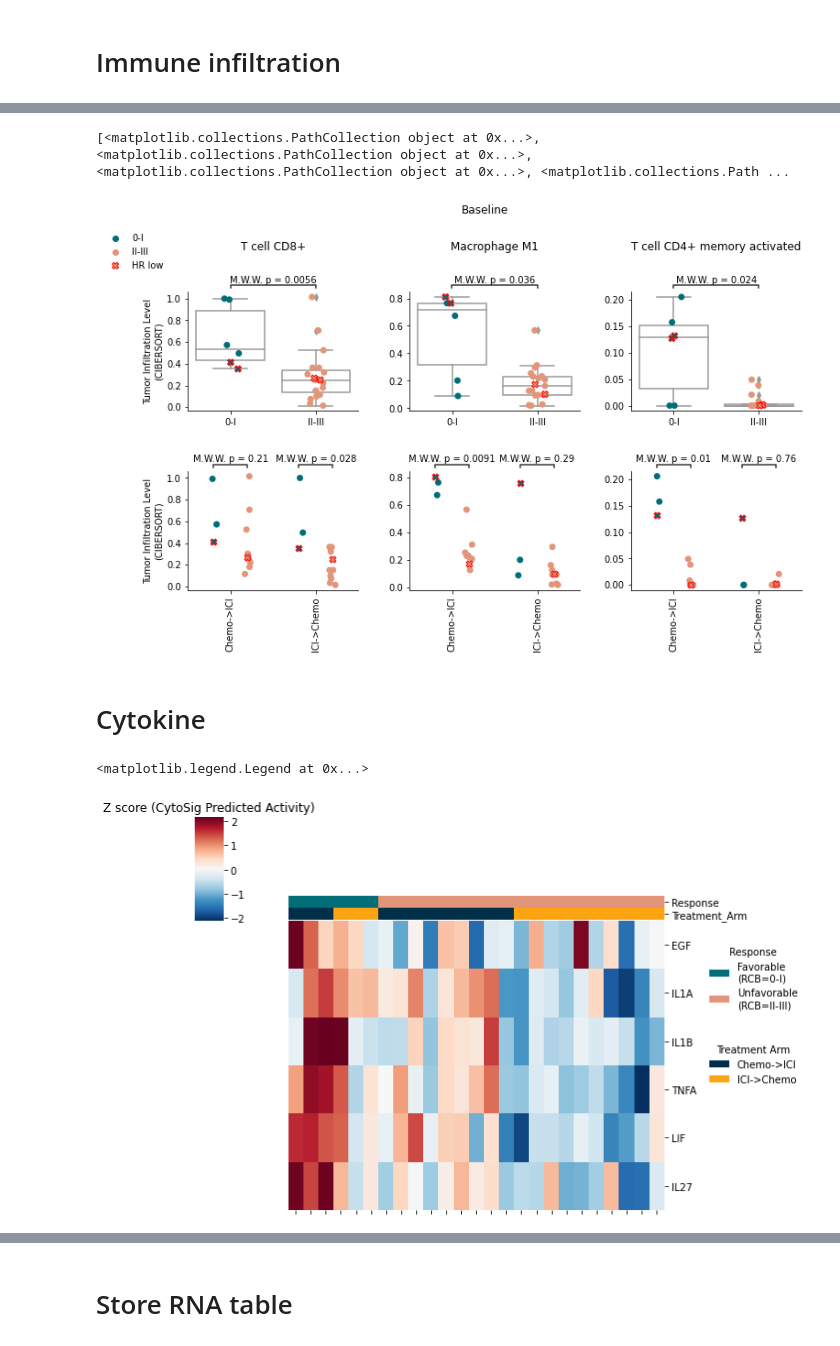
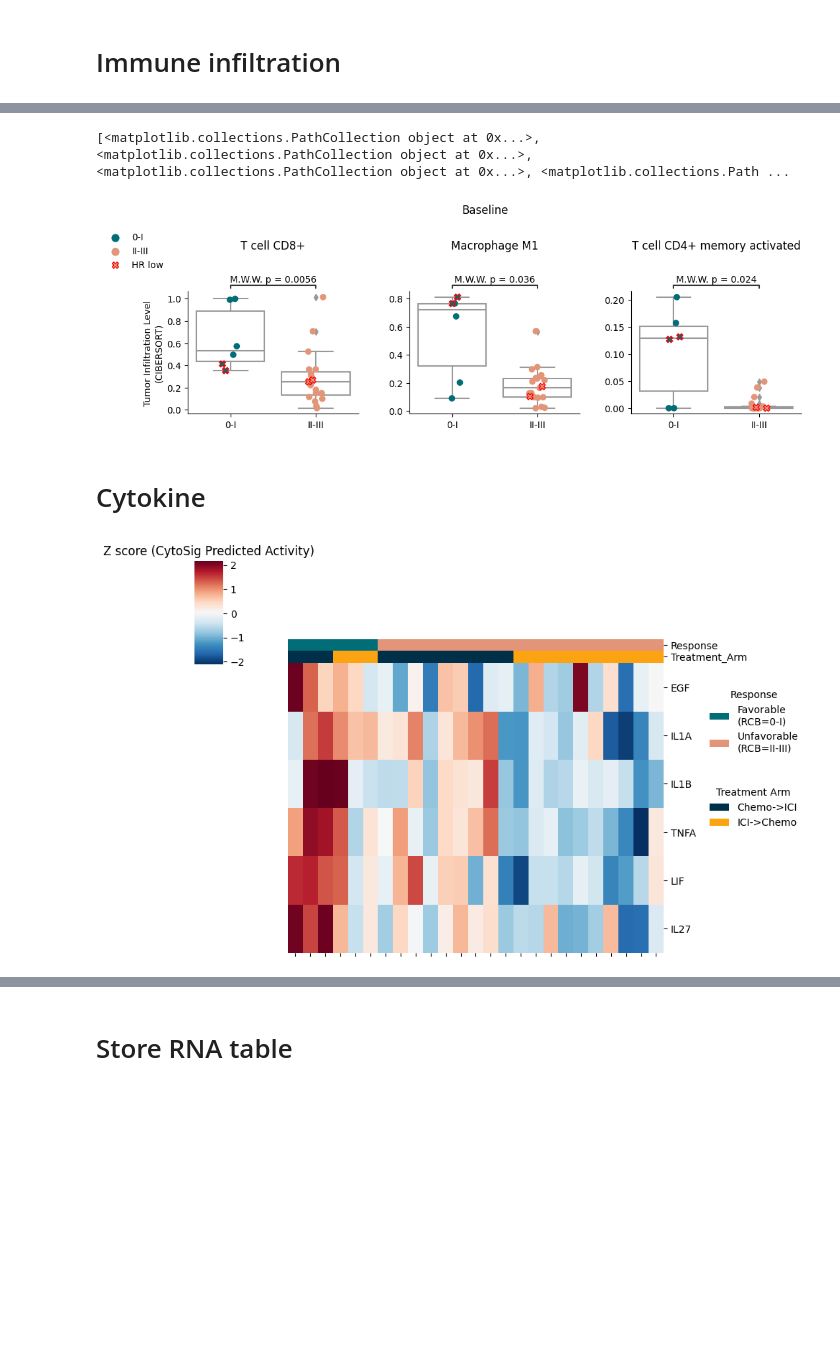
Before and after one commit to jingxinfu/primary_hr_brca_io_treated_genomic_analysis, a Jupyter notebook: notebooks/2_Transcriptomic_landscape of the trial population.ipynb, the cells around one changed output, grey strips where cells are left out. Saved outputs shown, nothing was run; the diff lists cells and outputs as text; code cells hidden in the pictures; blank space fills up the shorter version.

```diff
--- a/notebooks/2_Transcriptomic_landscape of the trial population.ipynb
+++ b/notebooks/2_Transcriptomic_landscape of the trial population.ipynb
@@ -822,15 +843,17 @@ df
 # %%
 timepoint ='Baseline'
 features = df.Feature.unique().tolist()
 fig = responsePlot_highlight_er_low(
     data=rna.loc[(rna.Timepoint==timepoint)&(rna['BestResponse']!='N/A'),:],
-    features=features,ncols=len(features),ylabel='Tumor Infiltration Level\n(CIBERSORT)')
+    features=features,ncols=len(features),ylabel='Tumor Infiltration Level\n(CIBERSORT)',
+    no_breakdown=True)
 plt.suptitle(timepoint,x=.5,y=1.1);
 for ax in fig.get_axes():
     ax.set_title(label=ax.get_title().replace('_CIBERSORT-ABS',''),y=1.3)
+fig.savefig('../report/figure/SHARE/Fig4E.svg')
 # %% [output]
 [<matplotlib.collections.PathCollection object at 0x...>, <matplotlib.collections.PathCollection object at 0x...>, <matplotlib.collections.PathCollection object at 0x...>, <matplotlib.collections.Path ...
-[figure, old version]
+[figure, new version]
 # %% [markdown]
 # Cytokine
 # %%
@@ -839,7 +862,7 @@ df = df.loc[(df.Feature.str.contains('Cytokine_'))&
             (df.Timepoint=='Baseline')&
             (df.Comparison=='0-I:1,II-III:0')&
             (df.Treatment_Arm=='Chemo->ICI,ICI->Chemo'),:]
-rna_sheets['TableC Cytokine']=df.drop(['padj'],axis=1).copy()
+rna_sheets['TableC Cytokine']=df.copy()#drop(['padj'],axis=1).copy()
 df = df.loc[df.Pvalue<0.05,:]
 cytokine_columns= df.sort_values('Zscore').Feature.unique()
 # cytokine_columns = rna.columns[rna.columns.str.contains('Cytokine_')]
@@ -881,6 +904,6 @@ handles = [Patch(facecolor=lut[name]) for name in lut]
 l2 = plt.legend(handles, lut, title='Treatment Arm',
            bbox_to_anchor=(.9, .55), bbox_transform=plt.gcf().transFigure, loc='center left')
 plt.gca().add_artist(l1)
+plt.gcf().savefig('../report/figure/SHARE/Fig4F.svg')
 # %% [output]
-<matplotlib.legend.Legend at 0x...>
-[figure, old version]
+[figure, new version]
```
Also changed, not shown: parts of 18 cells of this notebook, 12 other files.
